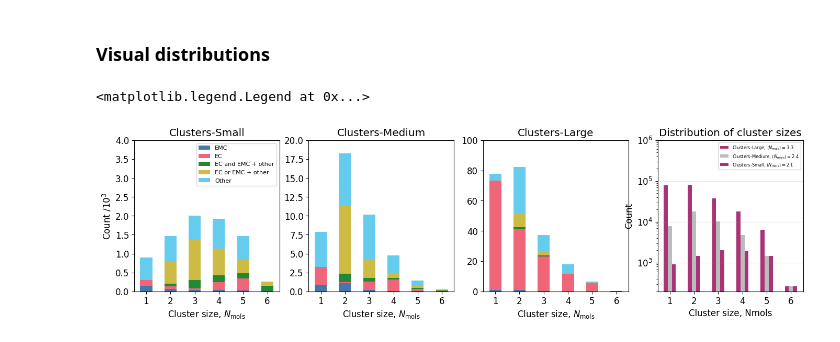
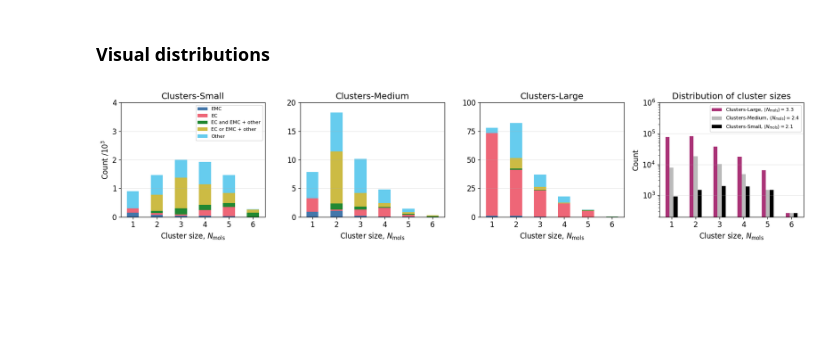
Before and after one commit to viktorsvahn/Limits_of_cluster_MLIPs, a Jupyter notebook: SD_statistics.ipynb, the cells around one changed output. Drawn from its saved outputs; the diff is of its cells as text; code cells hidden in the pictures; blank space fills up the shorter version.

```diff
--- a/SD_statistics.ipynb
+++ b/SD_statistics.ipynb
@@ -397,38 +398,44 @@ for i, (ax, (name, data)) in enumerate(zip(axs, comps.items())):
     d = data/1e3
     if i == 0:
         ax.set_ylim([0,4])
+        ax.set_yticks(np.arange(0,5,1))
     elif i == 1:
         ax.set_ylim([0,20])
+        ax.set_yticks(np.arange(0,21,5))
     elif i == 2:
         ax.set_ylim([0,100])
+        ax.set_yticks(np.arange(0,101,25))
 
     d.plot.bar(ax=ax, legend=False, stacked=True, rot=0)
     if i == 0: ax.legend(fontsize=fsize-4, ncols=1)
     ax.set_title(name)
+    ax.grid(axis='y', alpha=0.3)
+
 
     if i == 0: ax.set_ylabel('Count /$10^3$')
     ax.set_xlabel('Cluster size, $N_\\text{mols}$')
 
 axs[-1].set_title('Distribution of cluster sizes')
 scaled_stats_df = stats_df
 scaled_stats_df[['Clusters-Large', 'Clusters-Medium', 'Clusters-Small']].plot.bar(
     ylabel='Count',
 	rot=0,
 	ax=axs[-1],
-    color=cset[5:],
+    color=list(cset[5:])+['black'],
+    xlabel='Cluster size, $N_\\text{mols}$',
 )
 axs[-1].set_yscale('log')
-axs[-1].set_ylim([0,1e6])
+axs[-1].set_ylim([None,1e6])
 
 axs[-1].grid(axis='y', alpha=0.3)
 axs[-1].legend(
     [
         f'Clusters-Large, $\\langle N_\\text{{mols}} \\rangle = {clusters_small_avg:.1f}$',
         f'Clusters-Medium, $\\langle N_\\text{{mols}} \\rangle = {clusters_medium_avg:.1f}$',
         f'Clusters-Small, $\\langle N_\\text{{mols}} \\rangle = {clusters_large_avg:.1f}$',
     ],
-    fontsize=fsize-6,
+    fontsize=fsize-4,
 )
+plt.tight_layout()
 # %% [output]
-<matplotlib.legend.Legend at 0x...>
-[figure, old version]
+[figure, new version]
```
Also changed, not shown: parts of 1 cell of this notebook, 2 other files.
